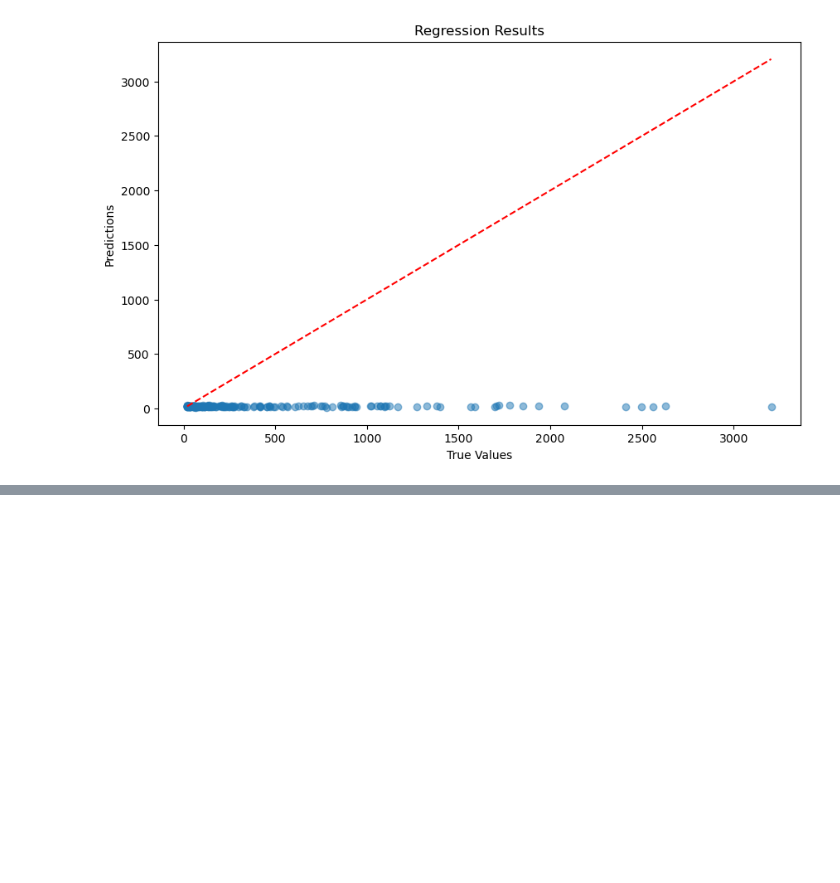
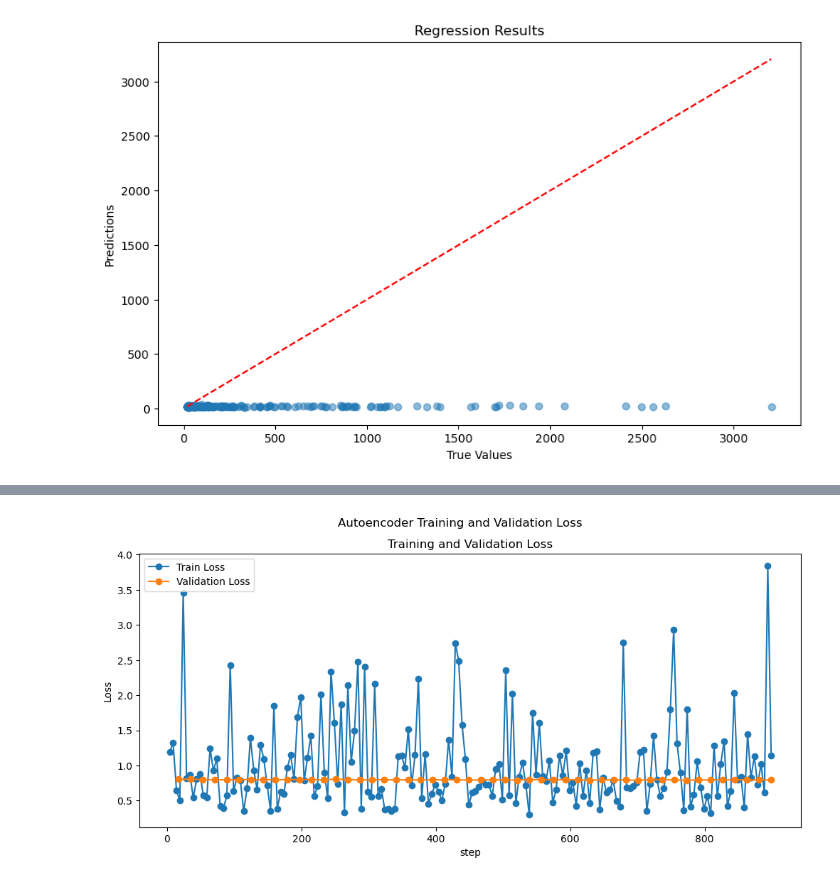
Before and after one commit to jacob-tye/BMI_6114_Project, a Jupyter notebook: analysis/05_dl_analysis_scaled.ipynb, the cells around one changed output, grey strips where cells are left out. Cells and saved outputs as stored; diff of their text form; code cells hidden in the pictures; blank space fills up the shorter version.

```diff
--- a/analysis/05_dl_analysis_scaled.ipynb
+++ b/analysis/05_dl_analysis_scaled.ipynb
@@ -457,3 +421,9 @@ BaseCancerRegressor(
   (val_metric): MeanSquaredError()
   (test_metric): MeanSquaredError()
 )
+# %%
+trainer2, regressor_csv_logger2, regressor_checkpoint2 = create_classifier_trainer("cancer_regressor", max_epochs=50, allow_early_stop=False)
+trainer2.fit(
+    model=best_model,
+    datamodule=CancerDataModule(cancer_df, numerical_features=numeric_cols, scaler=scaler, target_scaler=target_scaler),
+)
@@ -460,3 +451,8 @@ BaseCancerRegressor(
+# %%
+history = pd.read_csv(regressor_csv_logger2.log_dir + "/metrics.csv")
+make_plots(history, "Autoencoder Training and Validation Loss")
+# %% [output]
+[figure, added]
 # %%
 joblib.dump(
     best_model,
```
Also changed, not shown: parts of 8 cells of this notebook, 4 other files.
